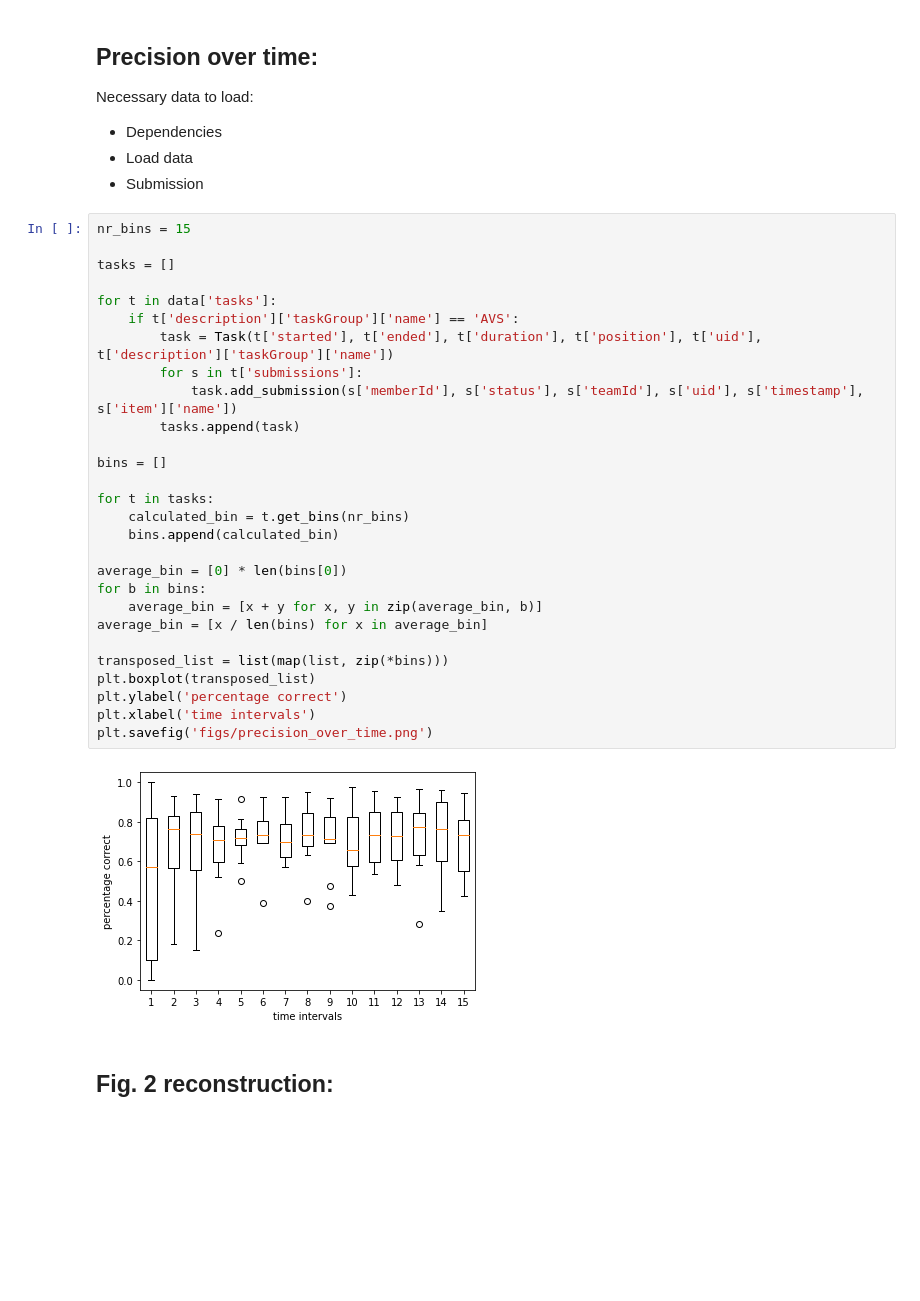
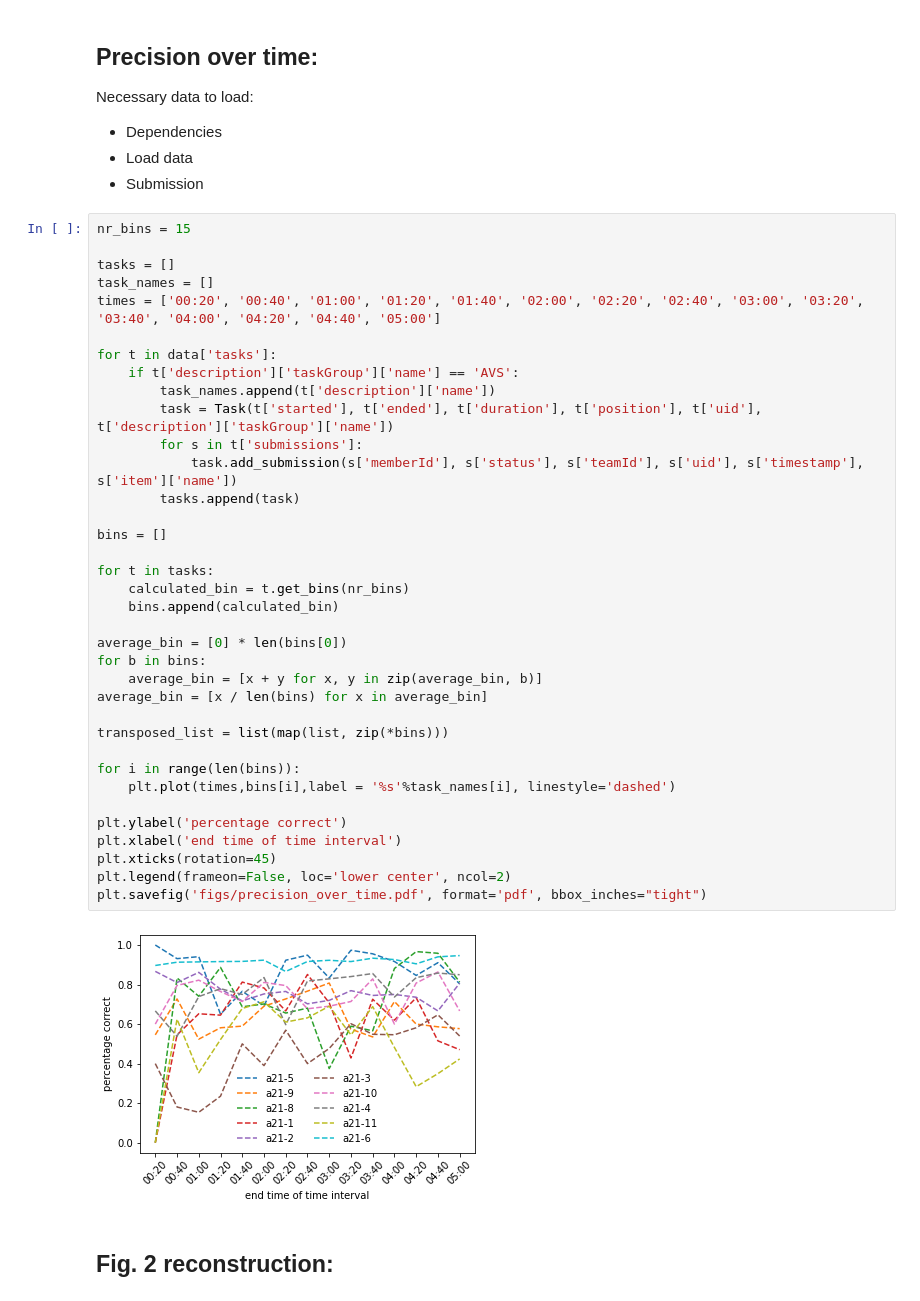
Before and after one commit to vGsteiger/VBS-Analysis, a Jupyter notebook: code/VBSEvaluation.ipynb, the cells around one changed output. Cells and saved outputs as stored; diff of their text form; blank space fills up the shorter version.

Commit message:
Worked on additional plots

```diff
--- a/code/VBSEvaluation.ipynb
+++ b/code/VBSEvaluation.ipynb
@@ -476,33 +483,41 @@ Necessary data to load:
 # %%
 nr_bins = 15
 
 tasks = []
+task_names = []
+times = ['00:20', '00:40', '01:00', '01:20', '01:40', '02:00', '02:20', '02:40', '03:00', '03:20', '03:40', '04:00', '04:20', '04:40', '05:00']
 
 for t in data['tasks']:
     if t['description']['taskGroup']['name'] == 'AVS':
+        task_names.append(t['description']['name'])
         task = Task(t['started'], t['ended'], t['duration'], t['position'], t['uid'], t['description']['taskGroup']['name'])
         for s in t['submissions']:
             task.add_submission(s['memberId'], s['status'], s['teamId'], s['uid'], s['timestamp'], s['item']['name'])
         tasks.append(task)
 
 bins = []
 
 for t in tasks:
     calculated_bin = t.get_bins(nr_bins)
     bins.append(calculated_bin)
 
 average_bin = [0] * len(bins[0])
 for b in bins:
     average_bin = [x + y for x, y in zip(average_bin, b)]
 average_bin = [x / len(bins) for x in average_bin]
 
 transposed_list = list(map(list, zip(*bins)))
-plt.boxplot(transposed_list)
+
+for i in range(len(bins)):
+    plt.plot(times,bins[i],label = '%s'%task_names[i], linestyle='dashed')
+
 plt.ylabel('percentage correct')
-plt.xlabel('time intervals')
-plt.savefig('figs/precision_over_time.png')
+plt.xlabel('end time of time interval')
+plt.xticks(rotation=45)
+plt.legend(frameon=False, loc='lower center', ncol=2)
+plt.savefig('figs/precision_over_time.pdf', format='pdf', bbox_inches="tight")
 # %% [output]
-[figure, old version]
+[figure, new version]
 # %% [markdown]
 ## Fig. 2 reconstruction:
 # %%
```
Also changed, not shown: parts of 10 cells of this notebook, 11 other files.
